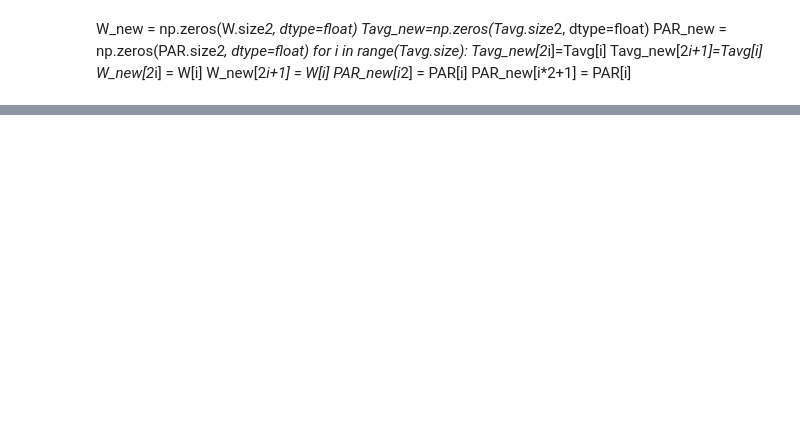
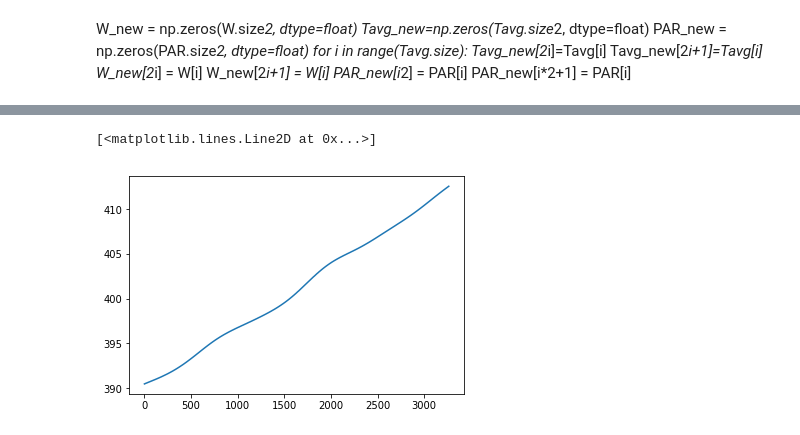
Before and after one commit to hitgo00/SC_209_Project, a Jupyter notebook: Model.ipynb, the cells around one changed output, grey strips where cells are left out. Saved outputs shown, nothing was run; the diff lists cells and outputs as text; code cells hidden in the pictures; blank space fills up the shorter version.

```diff
--- a/Model.ipynb
+++ b/Model.ipynb
@@ -119,0 +112,5 @@ f.show()
+# %%
+plt.plot(CO2_trend)
+# %% [output]
+[<matplotlib.lines.Line2D at 0x...>]
+[figure, added]
```
Also changed, not shown: parts of 12 cells of this notebook.
